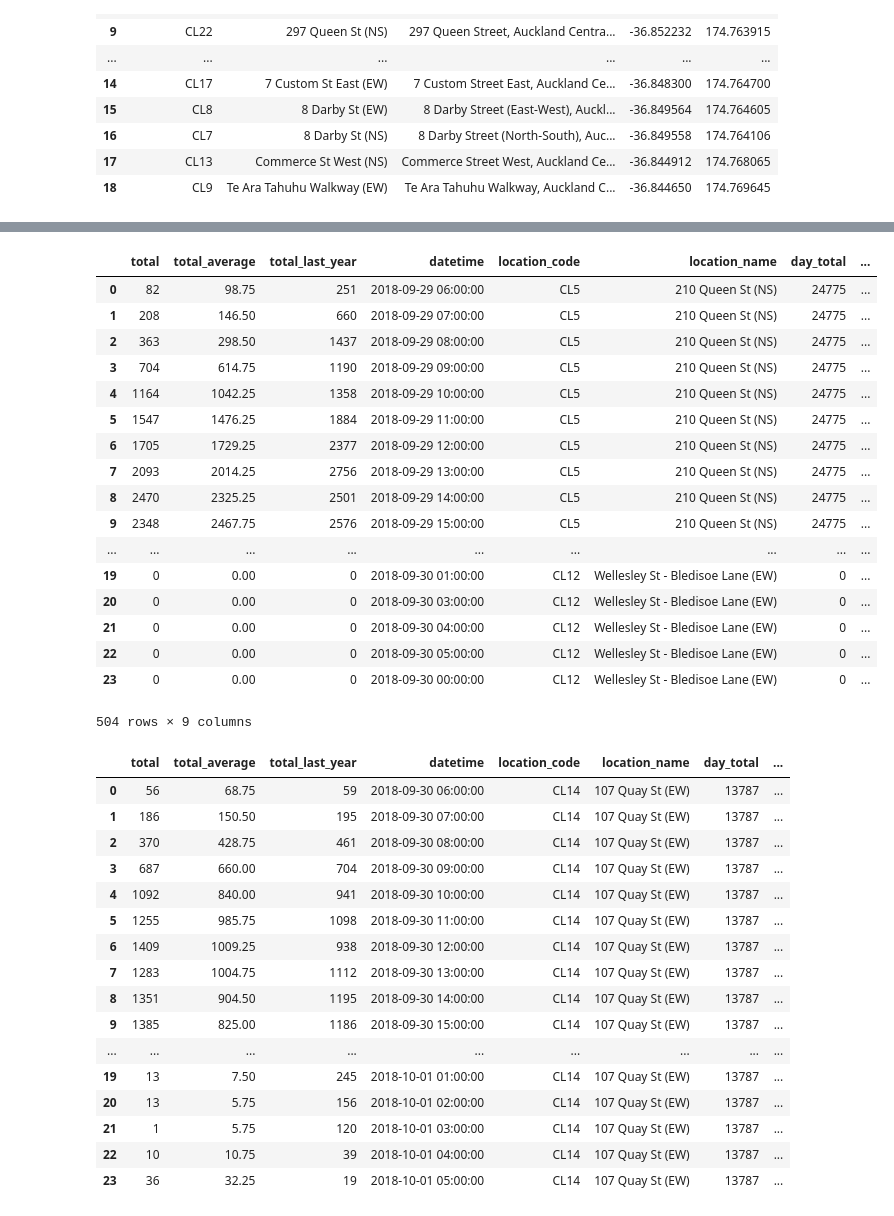
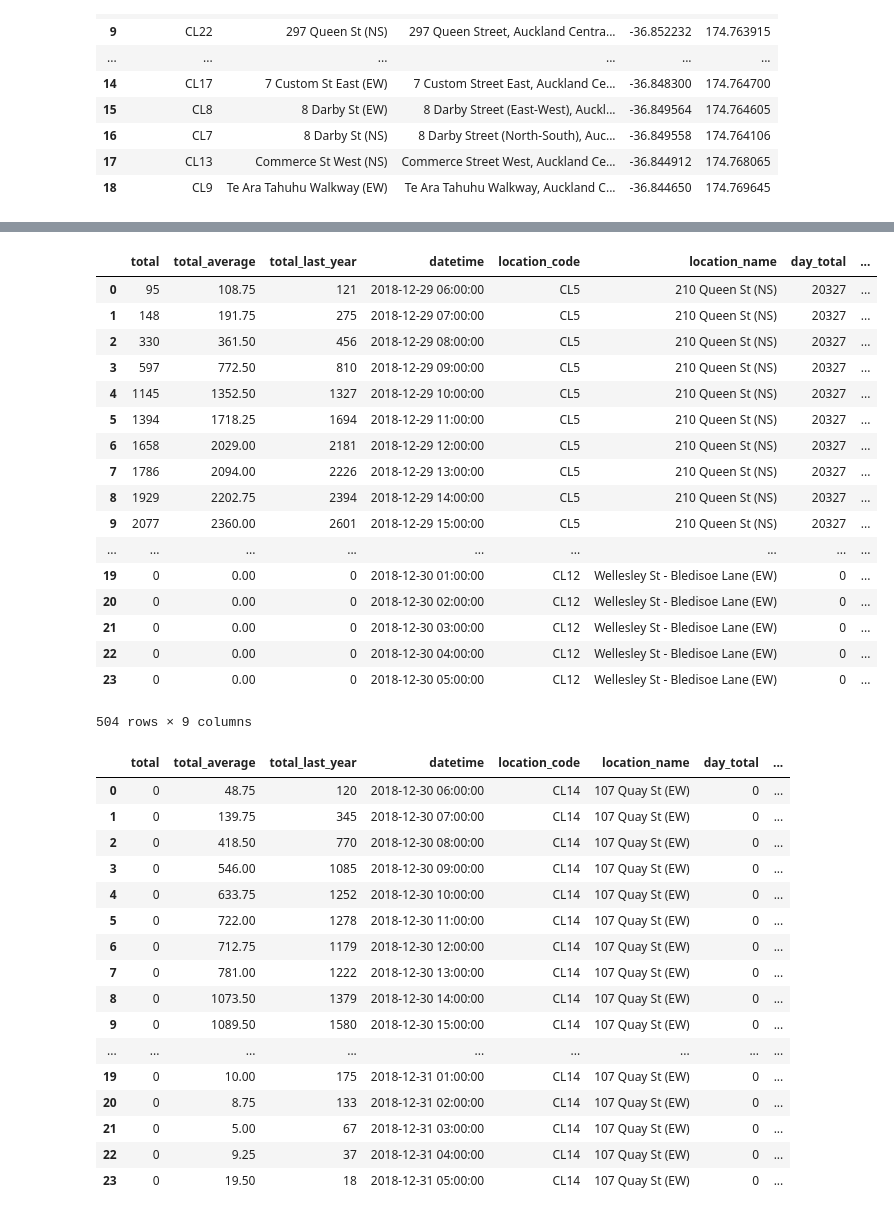
Before and after one commit to mrcagney/hotc, a Jupyter notebook: ipynb/examples.ipynb, the cells around one changed output, grey strips where cells are left out. Cells and saved outputs as stored; diff of their text form; code cells hidden in the pictures.

```diff
--- a/ipynb/examples.ipynb
+++ b/ipynb/examples.ipynb
@@ -36,7 +34,7 @@ pd.date_range?
 # %%
 # Get daily counts for 2017-10
 
-dates = pd.date_range("2018-09-29", "2018-09-30", freq="D")
+dates = pd.date_range("2018-12-29", "2018-12-30", freq="D")
 dates = [date.strftime(hc.DATE_FORMAT) for date in dates]
 print(dates)
 
@@ -52,39 +50,39 @@ Wall time: 9.53 s
 |  | total | total_average | total_last_year | datetime | location_code | location_name | day_total | ... |
-| 0 | 82 | 98.75 | 251 | 2018-09-29 06:00:00 | CL5 | 210 Queen St (NS) | 24775 | ... |
-| 1 | 208 | 146.50 | 660 | 2018-09-29 07:00:00 | CL5 | 210 Queen St (NS) | 24775 | ... |
-| 2 | 363 | 298.50 | 1437 | 2018-09-29 08:00:00 | CL5 | 210 Queen St (NS) | 24775 | ... |
-| 3 | 704 | 614.75 | 1190 | 2018-09-29 09:00:00 | CL5 | 210 Queen St (NS) | 24775 | ... |
-| 4 | 1164 | 1042.25 | 1358 | 2018-09-29 10:00:00 | CL5 | 210 Queen St (NS) | 24775 | ... |
-| 5 | 1547 | 1476.25 | 1884 | 2018-09-29 11:00:00 | CL5 | 210 Queen St (NS) | 24775 | ... |
-| 6 | 1705 | 1729.25 | 2377 | 2018-09-29 12:00:00 | CL5 | 210 Queen St (NS) | 24775 | ... |
-| 7 | 2093 | 2014.25 | 2756 | 2018-09-29 13:00:00 | CL5 | 210 Queen St (NS) | 24775 | ... |
-| 8 | 2470 | 2325.25 | 2501 | 2018-09-29 14:00:00 | CL5 | 210 Queen St (NS) | 24775 | ... |
-| 9 | 2348 | 2467.75 | 2576 | 2018-09-29 15:00:00 | CL5 | 210 Queen St (NS) | 24775 | ... |
+| 0 | 95 | 108.75 | 121 | 2018-12-29 06:00:00 | CL5 | 210 Queen St (NS) | 20327 | ... |
+| 1 | 148 | 191.75 | 275 | 2018-12-29 07:00:00 | CL5 | 210 Queen St (NS) | 20327 | ... |
+| 2 | 330 | 361.50 | 456 | 2018-12-29 08:00:00 | CL5 | 210 Queen St (NS) | 20327 | ... |
+| 3 | 597 | 772.50 | 810 | 2018-12-29 09:00:00 | CL5 | 210 Queen St (NS) | 20327 | ... |
+| 4 | 1145 | 1352.50 | 1327 | 2018-12-29 10:00:00 | CL5 | 210 Queen St (NS) | 20327 | ... |
+| 5 | 1394 | 1718.25 | 1694 | 2018-12-29 11:00:00 | CL5 | 210 Queen St (NS) | 20327 | ... |
+| 6 | 1658 | 2029.00 | 2181 | 2018-12-29 12:00:00 | CL5 | 210 Queen St (NS) | 20327 | ... |
+| 7 | 1786 | 2094.00 | 2226 | 2018-12-29 13:00:00 | CL5 | 210 Queen St (NS) | 20327 | ... |
+| 8 | 1929 | 2202.75 | 2394 | 2018-12-29 14:00:00 | CL5 | 210 Queen St (NS) | 20327 | ... |
+| 9 | 2077 | 2360.00 | 2601 | 2018-12-29 15:00:00 | CL5 | 210 Queen St (NS) | 20327 | ... |
 | ... | ... | ... | ... | ... | ... | ... | ... | ... |
-| 19 | 0 | 0.00 | 0 | 2018-09-30 01:00:00 | CL12 | Wellesley St - Bledisoe Lane (EW) | 0 | ... |
-| 20 | 0 | 0.00 | 0 | 2018-09-30 03:00:00 | CL12 | Wellesley St - Bledisoe Lane (EW) | 0 | ... |
-| 21 | 0 | 0.00 | 0 | 2018-09-30 04:00:00 | CL12 | Wellesley St - Bledisoe Lane (EW) | 0 | ... |
-| 22 | 0 | 0.00 | 0 | 2018-09-30 05:00:00 | CL12 | Wellesley St - Bledisoe Lane (EW) | 0 | ... |
-| 23 | 0 | 0.00 | 0 | 2018-09-30 00:00:00 | CL12 | Wellesley St - Bledisoe Lane (EW) | 0 | ... |
+| 19 | 0 | 0.00 | 0 | 2018-12-30 01:00:00 | CL12 | Wellesley St - Bledisoe Lane (EW) | 0 | ... |
+| 20 | 0 | 0.00 | 0 | 2018-12-30 02:00:00 | CL12 | Wellesley St - Bledisoe Lane (EW) | 0 | ... |
+| 21 | 0 | 0.00 | 0 | 2018-12-30 03:00:00 | CL12 | Wellesley St - Bledisoe Lane (EW) | 0 | ... |
+| 22 | 0 | 0.00 | 0 | 2018-12-30 04:00:00 | CL12 | Wellesley St - Bledisoe Lane (EW) | 0 | ... |
+| 23 | 0 | 0.00 | 0 | 2018-12-30 05:00:00 | CL12 | Wellesley St - Bledisoe Lane (EW) | 0 | ... |
 504 rows × 9 columns
 # %%
 f = counts_by_date[dates[1]]
 f.loc[lambda x: x.location_name == "107 Quay St (EW)"]
 # %% [output]
 |  | total | total_average | total_last_year | datetime | location_code | location_name | day_total | ... |
-| 0 | 56 | 68.75 | 59 | 2018-09-30 06:00:00 | CL14 | 107 Quay St (EW) | 13787 | ... |
-| 1 | 186 | 150.50 | 195 | 2018-09-30 07:00:00 | CL14 | 107 Quay St (EW) | 13787 | ... |
-| 2 | 370 | 428.75 | 461 | 2018-09-30 08:00:00 | CL14 | 107 Quay St (EW) | 13787 | ... |
-| 3 | 687 | 660.00 | 704 | 2018-09-30 09:00:00 | CL14 | 107 Quay St (EW) | 13787 | ... |
-| 4 | 1092 | 840.00 | 941 | 2018-09-30 10:00:00 | CL14 | 107 Quay St (EW) | 13787 | ... |
-| 5 | 1255 | 985.75 | 1098 | 2018-09-30 11:00:00 | CL14 | 107 Quay St (EW) | 13787 | ... |
-| 6 | 1409 | 1009.25 | 938 | 2018-09-30 12:00:00 | CL14 | 107 Quay St (EW) | 13787 | ... |
-| 7 | 1283 | 1004.75 | 1112 | 2018-09-30 13:00:00 | CL14 | 107 Quay St (EW) | 13787 | ... |
-| 8 | 1351 | 904.50 | 1195 | 2018-09-30 14:00:00 | CL14 | 107 Quay St (EW) | 13787 | ... |
-| 9 | 1385 | 825.00 | 1186 | 2018-09-30 15:00:00 | CL14 | 107 Quay St (EW) | 13787 | ... |
+| 0 | 0 | 48.75 | 120 | 2018-12-30 06:00:00 | CL14 | 107 Quay St (EW) | 0 | ... |
+| 1 | 0 | 139.75 | 345 | 2018-12-30 07:00:00 | CL14 | 107 Quay St (EW) | 0 | ... |
+| 2 | 0 | 418.50 | 770 | 2018-12-30 08:00:00 | CL14 | 107 Quay St (EW) | 0 | ... |
+| 3 | 0 | 546.00 | 1085 | 2018-12-30 09:00:00 | CL14 | 107 Quay St (EW) | 0 | ... |
+| 4 | 0 | 633.75 | 1252 | 2018-12-30 10:00:00 | CL14 | 107 Quay St (EW) | 0 | ... |
+| 5 | 0 | 722.00 | 1278 | 2018-12-30 11:00:00 | CL14 | 107 Quay St (EW) | 0 | ... |
+| 6 | 0 | 712.75 | 1179 | 2018-12-30 12:00:00 | CL14 | 107 Quay St (EW) | 0 | ... |
+| 7 | 0 | 781.00 | 1222 | 2018-12-30 13:00:00 | CL14 | 107 Quay St (EW) | 0 | ... |
+| 8 | 0 | 1073.50 | 1379 | 2018-12-30 14:00:00 | CL14 | 107 Quay St (EW) | 0 | ... |
+| 9 | 0 | 1089.50 | 1580 | 2018-12-30 15:00:00 | CL14 | 107 Quay St (EW) | 0 | ... |
 | ... | ... | ... | ... | ... | ... | ... | ... | ... |
-| 19 | 13 | 7.50 | 245 | 2018-10-01 01:00:00 | CL14 | 107 Quay St (EW) | 13787 | ... |
-| 20 | 13 | 5.75 | 156 | 2018-10-01 02:00:00 | CL14 | 107 Quay St (EW) | 13787 | ... |
-| 21 | 1 | 5.75 | 120 | 2018-10-01 03:00:00 | CL14 | 107 Quay St (EW) | 13787 | ... |
-| 22 | 10 | 10.75 | 39 | 2018-10-01 04:00:00 | CL14 | 107 Quay St (EW) | 13787 | ... |
-| 23 | 36 | 32.25 | 19 | 2018-10-01 05:00:00 | CL14 | 107 Quay St (EW) | 13787 | ... |
+| 19 | 0 | 10.00 | 175 | 2018-12-31 01:00:00 | CL14 | 107 Quay St (EW) | 0 | ... |
+| 20 | 0 | 8.75 | 133 | 2018-12-31 02:00:00 | CL14 | 107 Quay St (EW) | 0 | ... |
+| 21 | 0 | 5.00 | 67 | 2018-12-31 03:00:00 | CL14 | 107 Quay St (EW) | 0 | ... |
+| 22 | 0 | 9.25 | 37 | 2018-12-31 04:00:00 | CL14 | 107 Quay St (EW) | 0 | ... |
+| 23 | 0 | 19.50 | 18 | 2018-12-31 05:00:00 | CL14 | 107 Quay St (EW) | 0 | ... |
```
Also changed, not shown: parts of 2 cells of this notebook, 7 other files.
